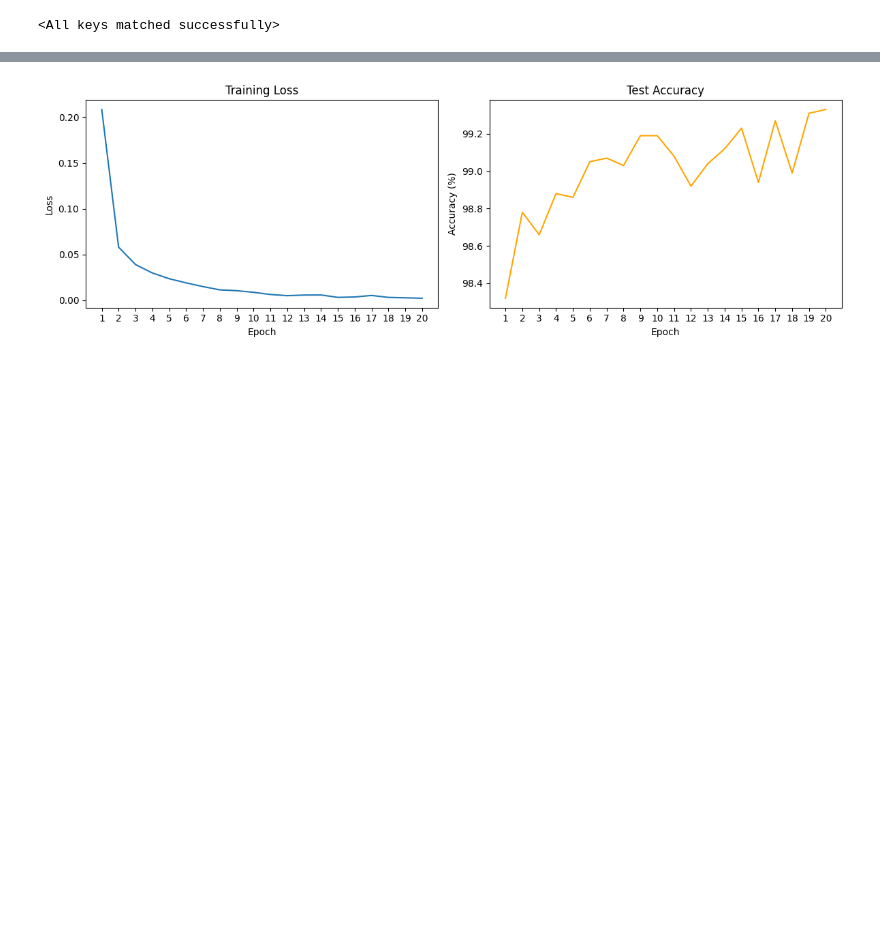
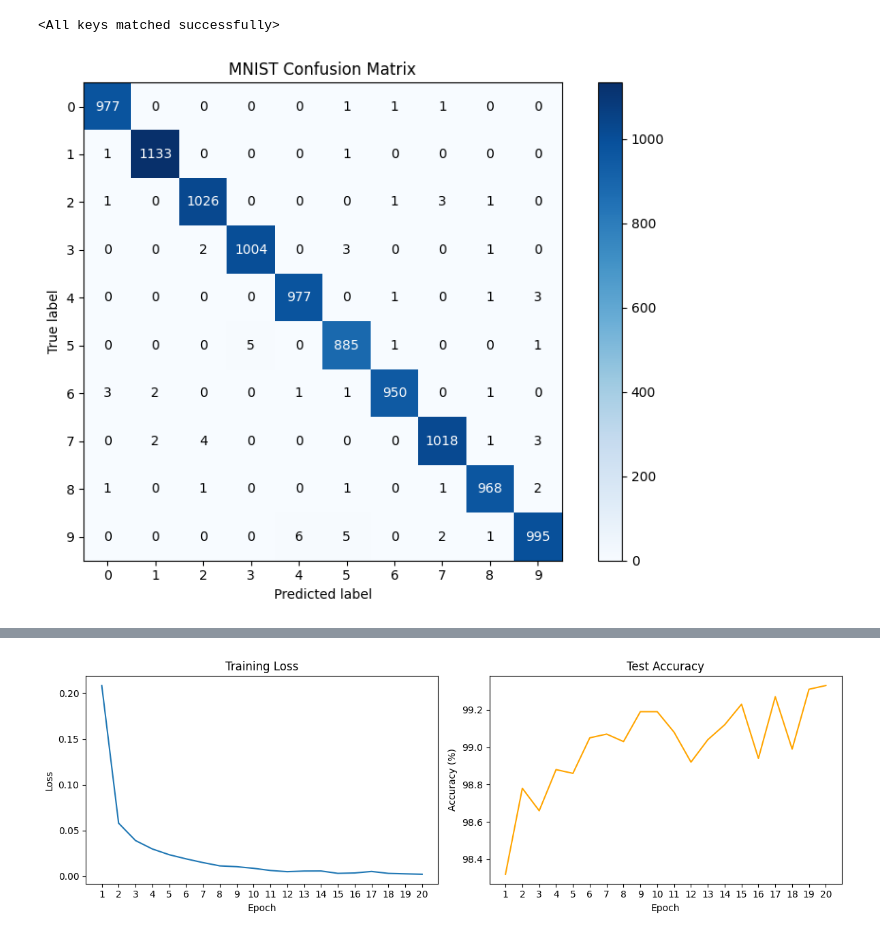
Before and after one commit to GracchusYAO/UCAS-Deep-Learning-2026Spring, a Jupyter notebook: Lab1/Analysis.ipynb, the cells around one changed output, grey strips where cells are left out. Drawn from its saved outputs; the diff is of its cells as text; code cells hidden in the pictures; blank space fills up the shorter version.

```diff
--- a/Lab1/Analysis.ipynb
+++ b/Lab1/Analysis.ipynb
@@ -33,3 +32,35 @@ with torch.no_grad():
         _, preds = torch.max(outputs, 1)
         all_preds.extend(preds.cpu().numpy())
         all_labels.extend(labels.cpu().numpy())
+# %%
+# 根据测试集预测结果绘制混淆矩阵（使用matplotlib默认风格）
+labels = list(range(10))
+confusion = pd.crosstab(
+    pd.Series(all_labels, name='True label'),
+    pd.Series(all_preds, name='Predicted label')
+).reindex(index=labels, columns=labels, fill_value=0)
+
+plt.style.use('default')
+fig, ax = plt.subplots(figsize=(8, 6))
+im = ax.imshow(confusion.to_numpy(), interpolation='nearest', cmap='Blues')
+fig.colorbar(im, ax=ax)
+
+ax.set_xticks(np.arange(len(labels)))
+ax.set_yticks(np.arange(len(labels)))
+ax.set_xticklabels(labels)
+ax.set_yticklabels(labels)
+ax.set_xlabel('Predicted label')
+ax.set_ylabel('True label')
+ax.set_title('MNIST Confusion Matrix')
+
+threshold = confusion.to_numpy().max() / 2
+for i in range(len(labels)):
+    for j in range(len(labels)):
+        value = confusion.iloc[i, j]
+        ax.text(j, i, value, ha='center', va='center', color='white' if value > threshold else 'black')
+
+plt.tight_layout()
+plt.savefig('/home/gracchus/code/UCAS-Deep-Learning-2026Spring/Lab1/Figure/confusion_matrix.png', dpi=300)
+plt.show()
+# %% [output]
+[figure, added]
```
Also changed, not shown: parts of 2 cells of this notebook, 23 other files.
